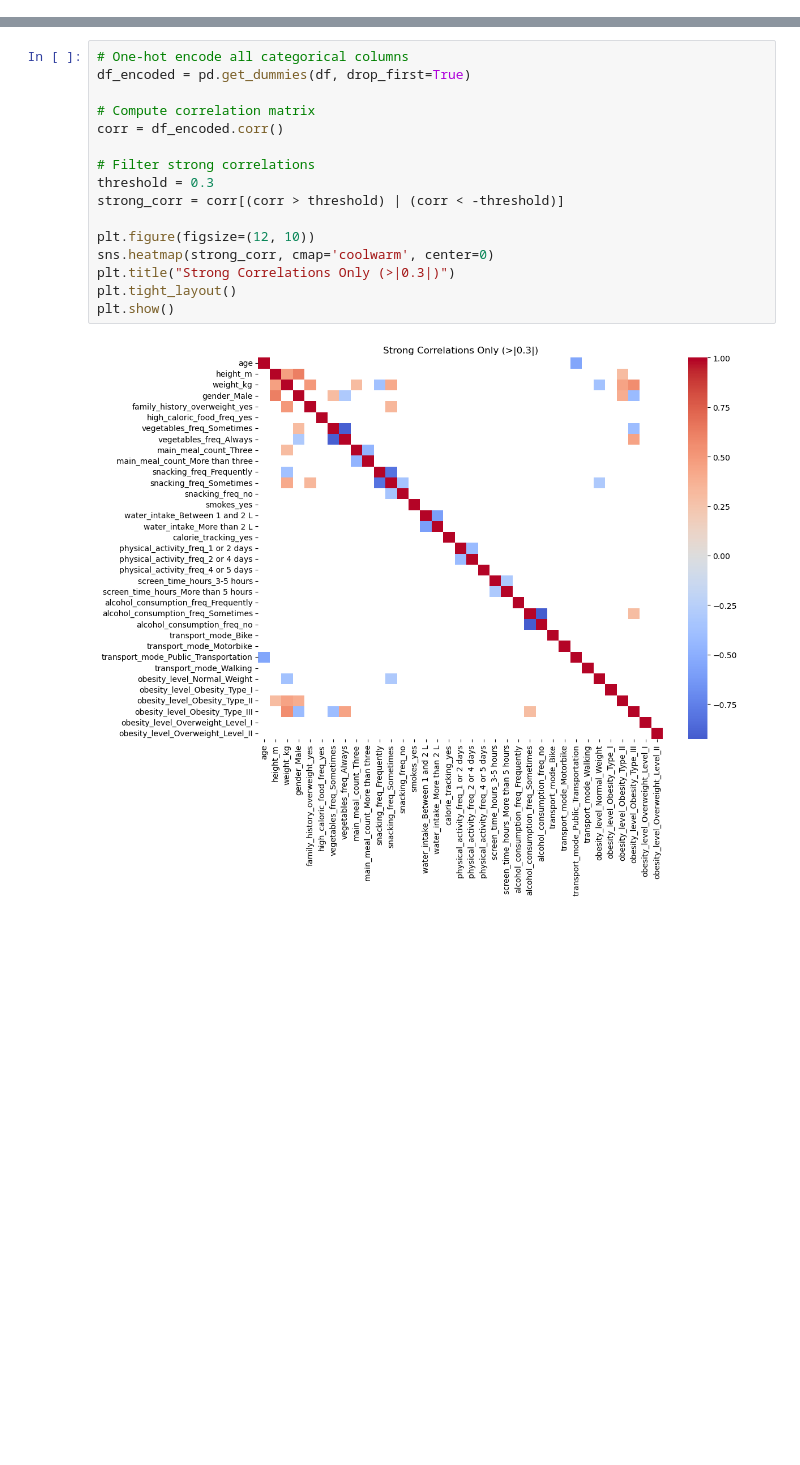
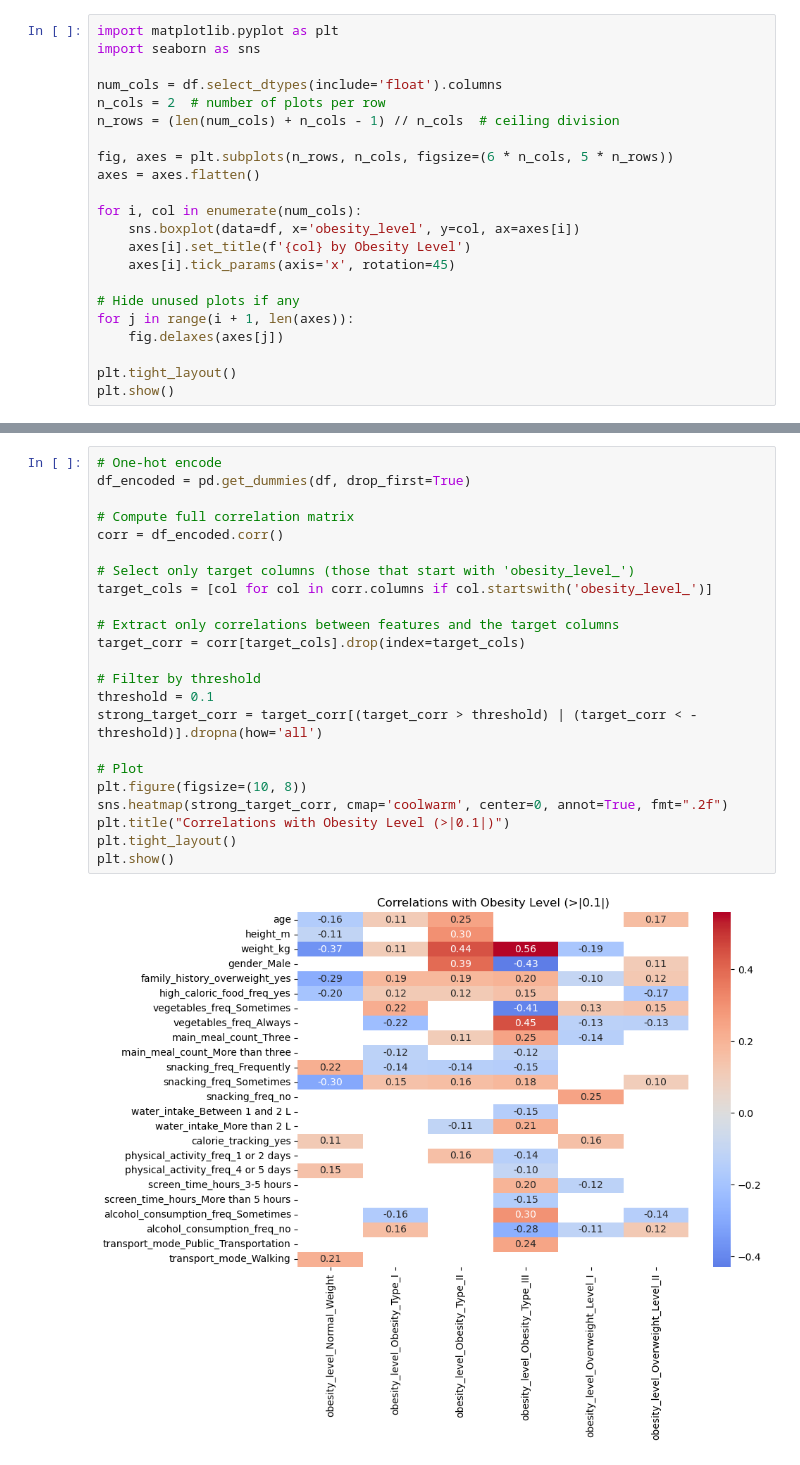
Before and after one commit to nicolasreichardt/ml-project-obesity-prediction, a Jupyter notebook: notebooks/EDA.ipynb, the cells around one changed output, grey strips where cells are left out. Cells and saved outputs as stored; diff of their text form; blank space fills up the shorter version.

Commit message:
Add EDA plots and correlation analysis

```diff
--- a/notebooks/EDA.ipynb
+++ b/notebooks/EDA.ipynb
@@ -103,0 +100,22 @@ for col in num_cols:
+# %%
+import matplotlib.pyplot as plt
+import seaborn as sns
+
+num_cols = df.select_dtypes(include='float').columns
+n_cols = 2  # number of plots per row
+n_rows = (len(num_cols) + n_cols - 1) // n_cols  # ceiling division
+
+fig, axes = plt.subplots(n_rows, n_cols, figsize=(6 * n_cols, 5 * n_rows))
+axes = axes.flatten()
+
+for i, col in enumerate(num_cols):
+    sns.boxplot(data=df, x='obesity_level', y=col, ax=axes[i])
+    axes[i].set_title(f'{col} by Obesity Level')
+    axes[i].tick_params(axis='x', rotation=45)
+
+# Hide unused plots if any
+for j in range(i + 1, len(axes)):
+    fig.delaxes(axes[j])
+
+plt.tight_layout()
+plt.show()
@@ -104,18 +165,25 @@ for col in num_cols:
 # %%
-# One-hot encode all categorical columns
+# One-hot encode
 df_encoded = pd.get_dummies(df, drop_first=True)
 
-# Compute correlation matrix
+# Compute full correlation matrix
 corr = df_encoded.corr()
 
-# Filter strong correlations
-threshold = 0.3
-strong_corr = corr[(corr > threshold) | (corr < -threshold)]
+# Select only target columns (those that start with 'obesity_level_')
+target_cols = [col for col in corr.columns if col.startswith('obesity_level_')]
 
-plt.figure(figsize=(12, 10))
-sns.heatmap(strong_corr, cmap='coolwarm', center=0)
-plt.title("Strong Correlations Only (>|0.3|)")
+# Extract only correlations between features and the target columns
+target_corr = corr[target_cols].drop(index=target_cols)
+
+# Filter by threshold
+threshold = 0.1
+strong_target_corr = target_corr[(target_corr > threshold) | (target_corr < -threshold)].dropna(how='all')
+
+# Plot
+plt.figure(figsize=(10, 8))
+sns.heatmap(strong_target_corr, cmap='coolwarm', center=0, annot=True, fmt=".2f")
+plt.title("Correlations with Obesity Level (>|0.1|)")
 plt.tight_layout()
 plt.show()
 # %% [output]
-[figure, old version]
+[figure, new version]
```
Also changed, not shown: parts of 19 cells of this notebook, 2 other files.
